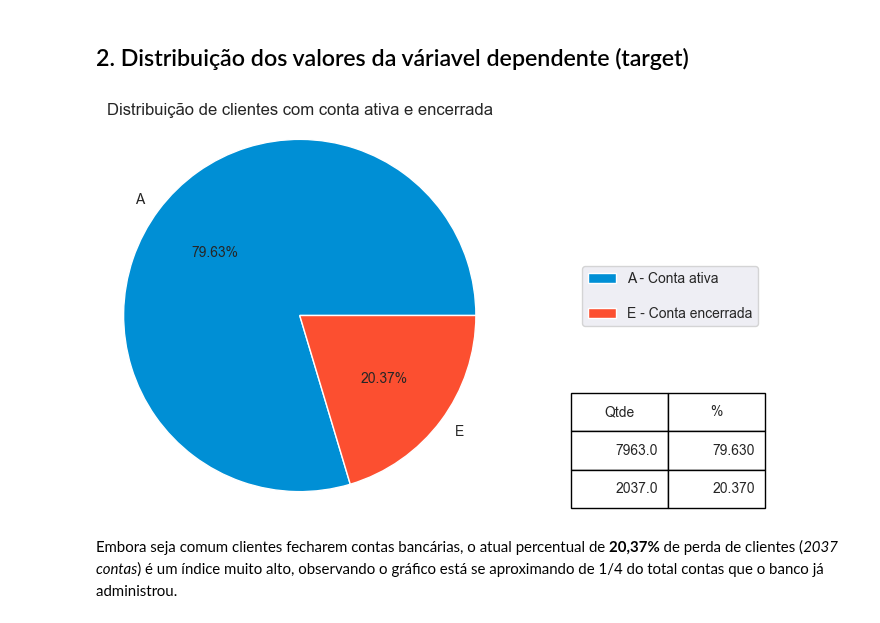
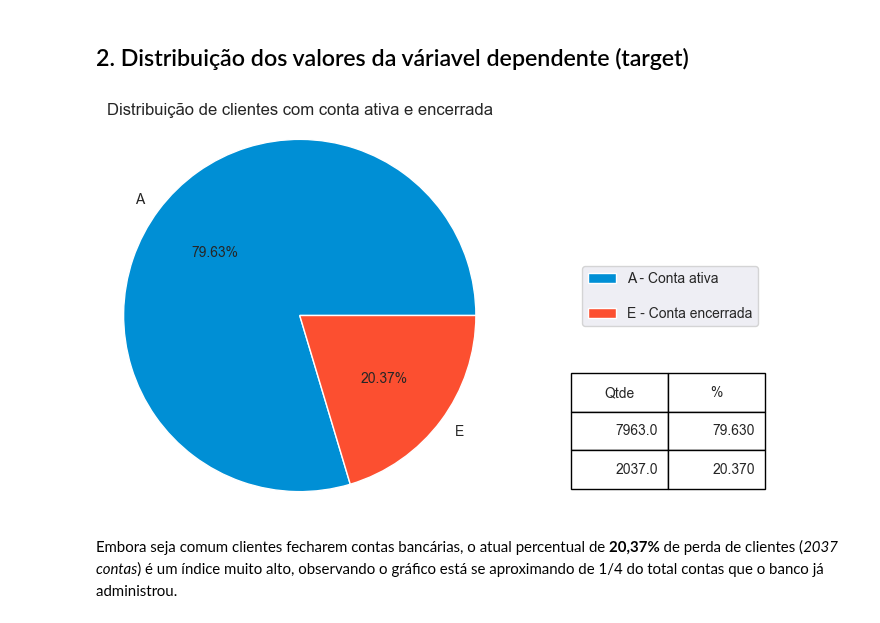
Before and after one commit to emso-exe/Churn_clientes_de_banco, a Jupyter notebook: churn_clientes_de_banco.ipynb, the cells around one changed output. Cells and saved outputs as stored; diff of their text form; code cells hidden in the pictures.

```diff
--- a/churn_clientes_de_banco.ipynb
+++ b/churn_clientes_de_banco.ipynb
@@ -348,32 +348,31 @@ Estas situações não significam, necessariamente, que haja alguma inconsistên
 # %%
 df_exited = df['Exited'].value_counts()
 df_exited = pd.DataFrame(df_exited)
-# df_exited['%'] = round(df_exited['Exited'] / df_exited['Exited'].sum() * 100)
 df_exited['%'] = df_exited['Exited'] / df_exited['Exited'].sum() * 100
 
 plt.figure(figsize=(5, 5))
 
 plt.pie(df_exited['%'], labels=['A', 'E'], colors=[
         '#008fd5', '#fc4f30'], autopct='%0.2f%%')
 plt.legend(loc='right', labels=['A - Conta ativa', 'E - Conta encerrada'],
            labelspacing=1.5, bbox_to_anchor=(1.1, 0.1, 0.6, 0.9))
 plt.title('Distribuição de clientes com conta ativa e encerrada')
 
 cell_text = []
 for row in range(len(df_exited)):
     cell_text.append(df_exited.iloc[row])
 table = plt.table(cellText=cell_text, colLabels=['Qtde', '%'],
-                  loc='bottom right', bbox=(1.2, 0, 0.5, 0.3))
+                  loc='bottom right', bbox=(1.2, 0.05, 0.5, 0.3))
 table.auto_set_font_size(False)
 table.set_fontsize(10)
 for cell in table._cells:
     if cell == (2, 1) or cell == (1, 1):
         cell_text = table._cells[cell].get_text().get_text()
         table._cells[cell].get_text().set_text(f'{float(cell_text):.3f}')
 plt.axis('equal')
 plt.show()
 # %% [output]
-[figure, old version]
+[figure, new version]
 # %% [markdown]
 Embora seja comum clientes fecharem contas bancárias, o atual percentual de **20,37%** de perda de clientes (_2037 contas_) é um índice muito alto, observando o gráfico está se aproximando de 1/4 do total contas que o banco já administrou.
 # %% [markdown]
```
Also changed, not shown: parts of 4 cells of this notebook.
